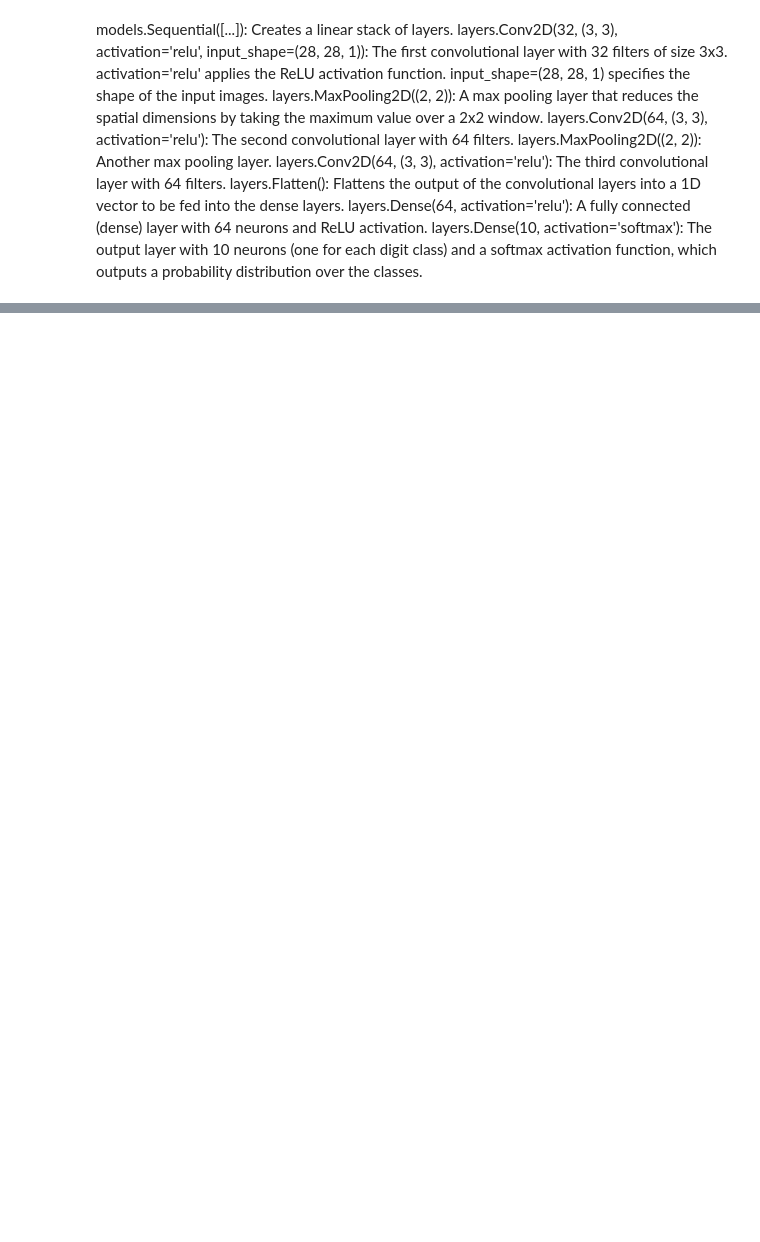
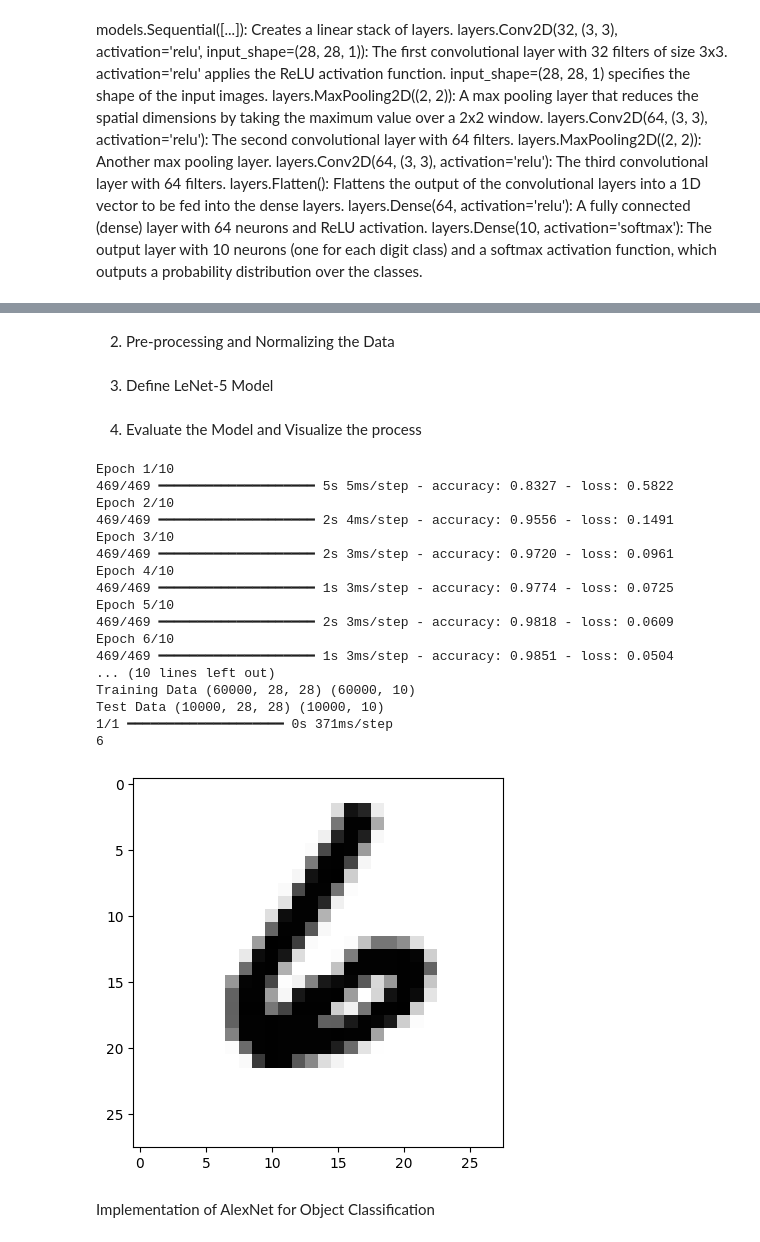
Before and after one commit to priyanshunayak05/Neural_Network-Deep_Learning, a Jupyter notebook: CNN1.ipynb, the cells around one changed output, grey strips where cells are left out. Drawn from its saved outputs; the diff is of its cells as text; code cells hidden in the pictures; blank space fills up the shorter version.

```diff
--- a/CNN1.ipynb
+++ b/CNN1.ipynb
@@ -138,0 +164,21 @@ plt.show()
+# %% [markdown]
+2. Pre-processing and Normalizing the Data
+# %%
+rows, cols = 28, 28
+
+# Reshape the data into a 4D Array
+x_train = x_train.reshape(x_train.shape[0], rows, cols, 1)
+x_test = x_test.reshape(x_test.shape[0], rows, cols, 1)
+
+input_shape = (rows,cols,1)
+
+# Set type as float32 and normalize the values to [0,1]
+x_train = x_train.astype('float32')
+x_test = x_test.astype('float32')
+x_train = x_train / 255.0
+x_test = x_test / 255.0
+
+# Transform labels to one hot encoding
+y_train = tf.keras.utils.to_categorical(y_train, 10)
+# %% [markdown]
+3. Define LeNet-5 Model
@@ -138,0 +215,53 @@ plt.show()
+# %% [markdown]
+4. Evaluate the Model and Visualize the process
+# %%
+lenet = build_lenet(input_shape)
+
+# Compile the model
+lenet.compile(optimizer='adam', loss='categorical_crossentropy', metrics=['accuracy'])
+
+# We will be allowing 10 itterations to happen
+epochs = 10
+history = lenet.fit(x_train, y_train, epochs=epochs,batch_size=128, verbose=1)
+
+# Check Accuracy of the Model
+# Transform labels to one hot encoding
+if len(y_test.shape) != 2 or y_test.shape[1] != 10:
+  y_test = tf.keras.utils.to_categorical(y_test, 10)
+
+loss ,acc= lenet.evaluate(x_test, y_test)
+print('Accuracy : ', acc)
+
+x_train = x_train.reshape(x_train.shape[0], 28,28)
+print('Training Data', x_train.shape, y_train.shape)
+x_test = x_test.reshape(x_test.shape[0], 28,28)
+print('Test Data', x_test.shape, y_test.shape)
+
+# Plot the Image
+image_index = 8888
+plt.imshow(x_test[image_index].reshape(28,28), cmap='Greys')
+
+# Make Prediction
+pred = lenet.predict(x_test[image_index].reshape(1, rows, cols, 1 ))
+print(pred.argmax())
+# %% [output]
+Epoch 1/10
+469/469 ━━━━━━━━━━━━━━━━━━━━ 5s 5ms/step - accuracy: 0.8327 - loss: 0.5822
+Epoch 2/10
+469/469 ━━━━━━━━━━━━━━━━━━━━ 2s 4ms/step - accuracy: 0.9556 - loss: 0.1491
+Epoch 3/10
+469/469 ━━━━━━━━━━━━━━━━━━━━ 2s 3ms/step - accuracy: 0.9720 - loss: 0.0961
+Epoch 4/10
+469/469 ━━━━━━━━━━━━━━━━━━━━ 1s 3ms/step - accuracy: 0.9774 - loss: 0.0725
+Epoch 5/10
+469/469 ━━━━━━━━━━━━━━━━━━━━ 2s 3ms/step - accuracy: 0.9818 - loss: 0.0609
+Epoch 6/10
+469/469 ━━━━━━━━━━━━━━━━━━━━ 1s 3ms/step - accuracy: 0.9851 - loss: 0.0504
+... (10 lines left out)
+Training Data (60000, 28, 28) (60000, 10)
+Test Data (10000, 28, 28) (10000, 10)
+1/1 ━━━━━━━━━━━━━━━━━━━━ 0s 371ms/step
+6
+[figure, added]
+# %% [markdown]
+Implementation of AlexNet for Object Classification
```
Also changed, not shown: parts of 20 cells of this notebook.
